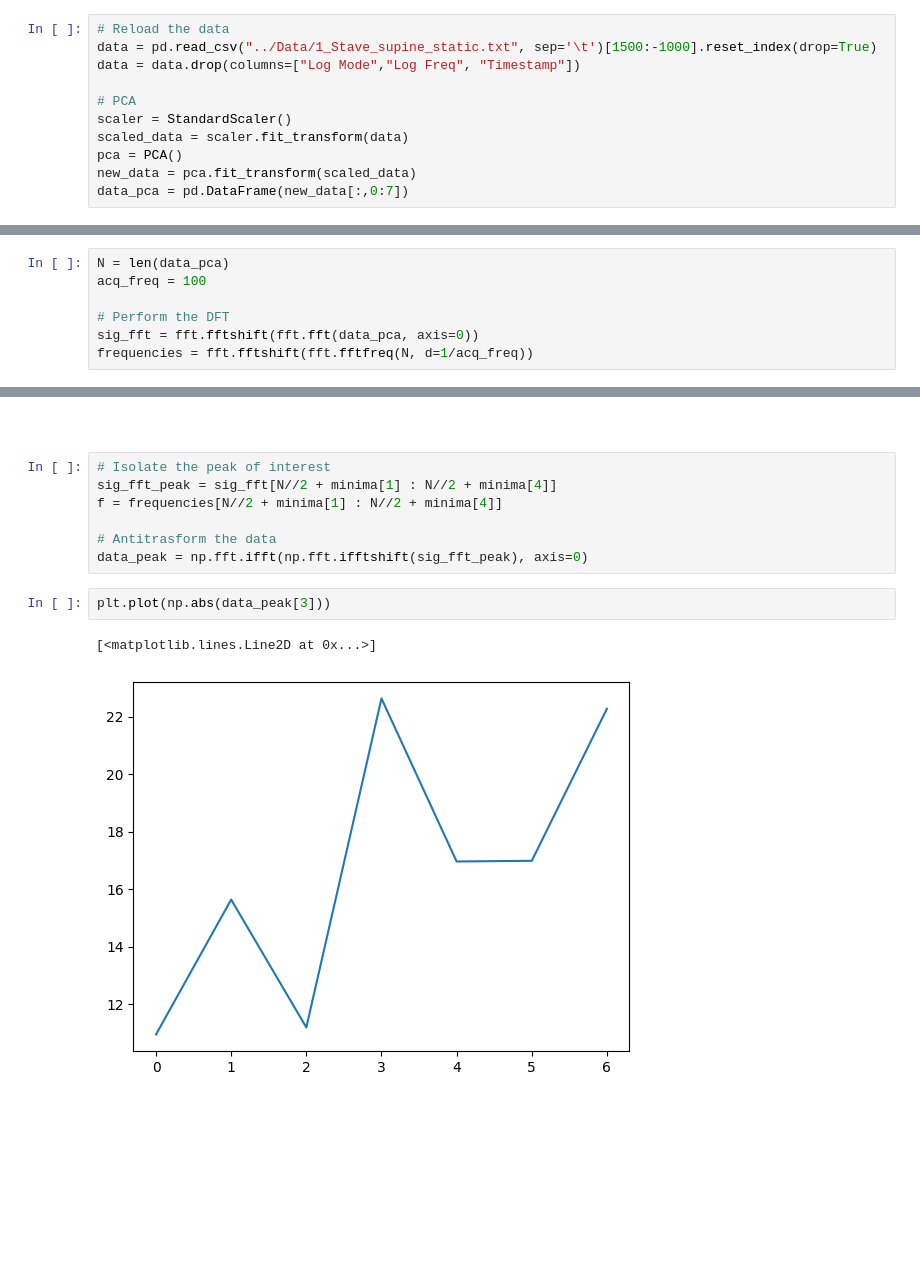
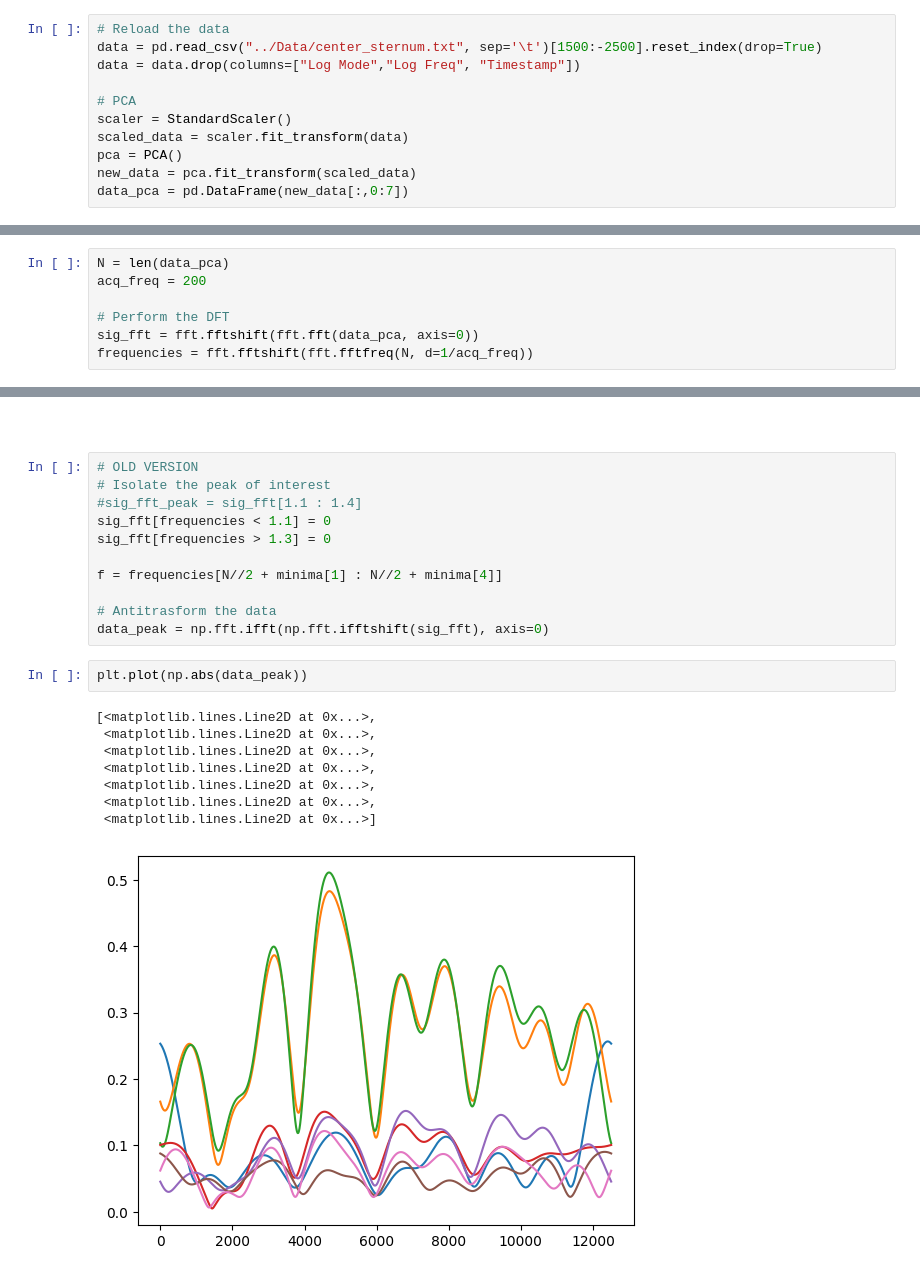
Before and after one commit to paololapo/HeartRateEstimation, a Jupyter notebook: Testing/FFT.ipynb, the cells around one changed output, grey strips where cells are left out. Cells and saved outputs as stored; diff of their text form; blank space fills up the shorter version.

```diff
--- a/Testing/FFT.ipynb
+++ b/Testing/FFT.ipynb
@@ -13,7 +13,7 @@ import scipy.signal as signal
 ## FFT
 # %%
 # Reload the data
-data = pd.read_csv("../Data/1_Stave_supine_static.txt", sep='\t')[1500:-1000].reset_index(drop=True)
+data = pd.read_csv("../Data/center_sternum.txt", sep='\t')[1500:-2500].reset_index(drop=True)
 data = data.drop(columns=["Log Mode","Log Freq", "Timestamp"])
 
 # PCA
@@ -32,6 +34,6 @@ data_pca = pd.DataFrame(new_data[:,0:7])
 # %%
 N = len(data_pca)
-acq_freq = 100
+acq_freq = 200
 
 # Perform the DFT
 sig_fft = fft.fftshift(fft.fft(data_pca, axis=0))
@@ -72,14 +76,24 @@ ax.legend(fontsize=15)
 # %% [markdown]
 ##
 # %%
+# OLD VERSION
 # Isolate the peak of interest
-sig_fft_peak = sig_fft[N//2 + minima[1] : N//2 + minima[4]]
+#sig_fft_peak = sig_fft[1.1 : 1.4]
+sig_fft[frequencies < 1.1] = 0
+sig_fft[frequencies > 1.3] = 0
+
 f = frequencies[N//2 + minima[1] : N//2 + minima[4]]
 
 # Antitrasform the data
-data_peak = np.fft.ifft(np.fft.ifftshift(sig_fft_peak), axis=0)
+data_peak = np.fft.ifft(np.fft.ifftshift(sig_fft), axis=0)
 # %%
-plt.plot(np.abs(data_peak[3]))
+plt.plot(np.abs(data_peak))
 # %% [output]
-[<matplotlib.lines.Line2D at 0x...>]
+[<matplotlib.lines.Line2D at 0x...>,
+ <matplotlib.lines.Line2D at 0x...>,
+ <matplotlib.lines.Line2D at 0x...>,
+ <matplotlib.lines.Line2D at 0x...>,
+ <matplotlib.lines.Line2D at 0x...>,
+ <matplotlib.lines.Line2D at 0x...>,
+ <matplotlib.lines.Line2D at 0x...>]
-[figure, old version]
+[figure, new version]
```
Also changed, not shown: parts of 14 cells of this notebook.
